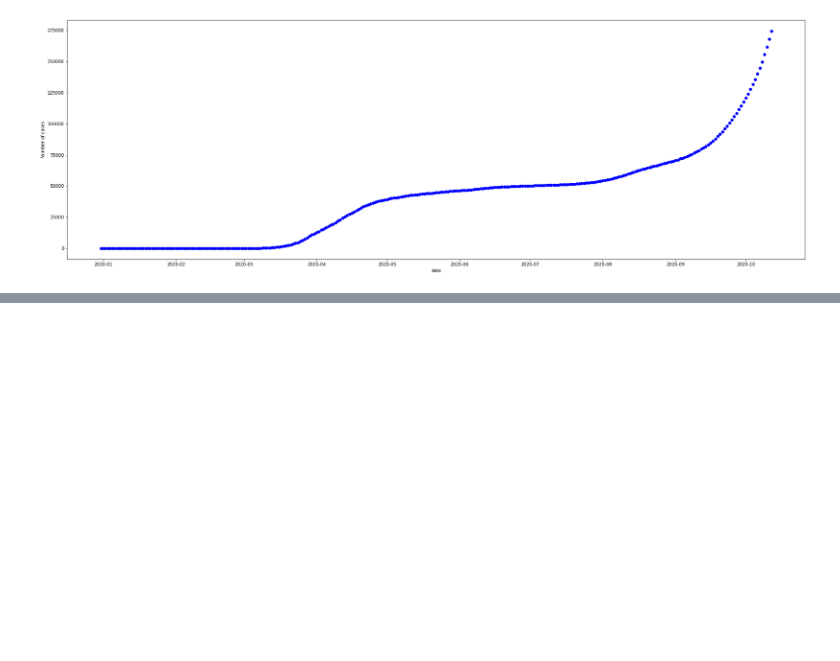
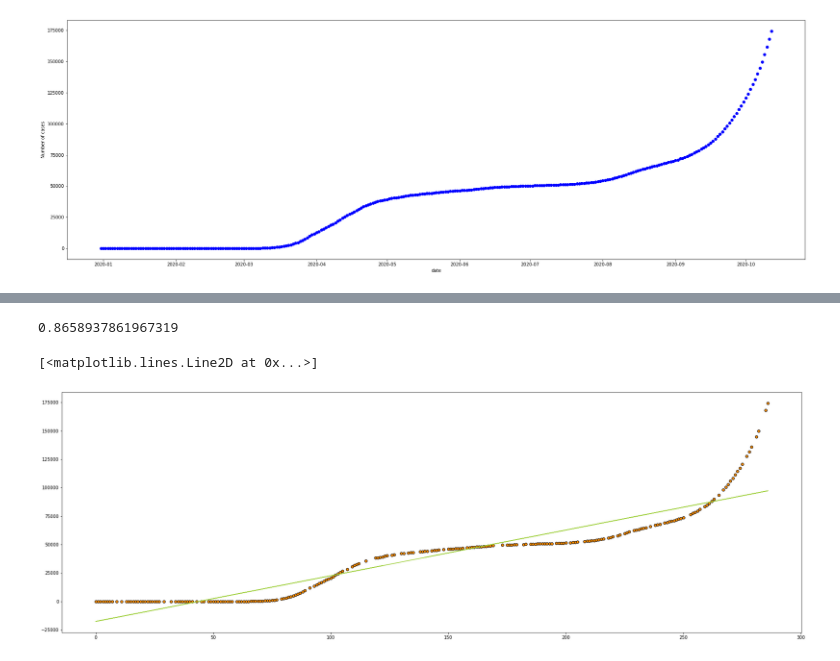
Before and after one commit to Tuaneyo/machine-learning-assignment, a Jupyter notebook: Linear Regression Forecasting Uitwerking.ipynb, the cells around one changed output, grey strips where cells are left out. Drawn from its saved outputs; the diff is of its cells as text; code cells hidden in the pictures; blank space fills up the shorter version.

```diff
--- a/Linear Regression Forecasting Uitwerking.ipynb
+++ b/Linear Regression Forecasting Uitwerking.ipynb
@@ -59,0 +64,11 @@ See the caveats in the documentation: https://pandas.pydata.org/pandas-docs/stab
+# %%
+
+y_predictions = lr.predict(X_train)
+accuracy_score2 = lr.score(X_train, y_train)
+print(accuracy_score2)
+plt.scatter(X_train, y_train, edgecolor="black", c="darkorange", label="new cases")
+plt.plot(X_train, y_predictions, color="yellowgreen")
+# %% [output]
+0.8658937861967319
+[<matplotlib.lines.Line2D at 0x...>]
+[figure, added]
```
Also changed, not shown: parts of 4 cells of this notebook.
